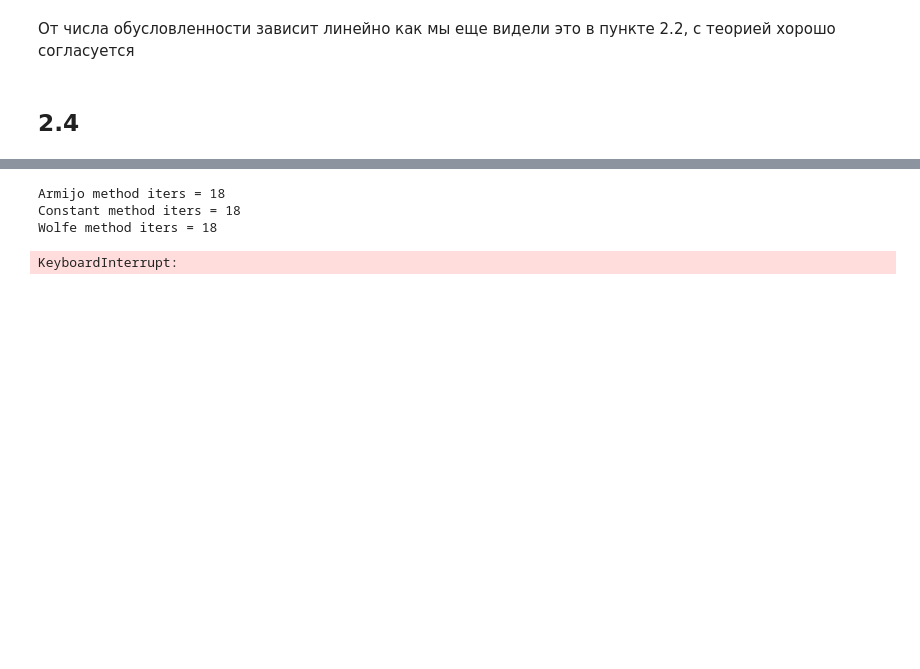
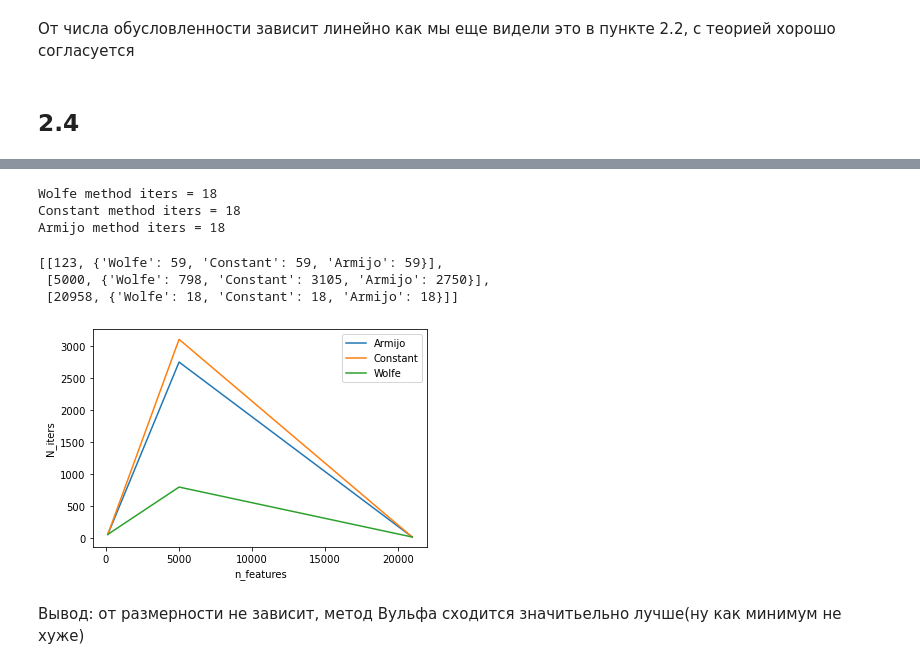
Before and after one commit to voiteshonok/made_opt_in_ml, a Jupyter notebook: homework_2/Research.ipynb, the cells around one changed output, grey strips where cells are left out. Cells and saved outputs as stored; diff of their text form; code cells hidden in the pictures; blank space fills up the shorter version.

```diff
--- a/homework_2/Research.ipynb
+++ b/homework_2/Research.ipynb
@@ -273,6 +273,6 @@ def datasets(file_path, n_features, run_iters=100):
 # %%
 methods_info = []
 methods_info.append(datasets("./datasets/a9a.txt", 123))
-datasets("./datasets/real-sim.bz2", 20958)
-datasets("./datasets/gisette_scale.bz2", 5000, 1000)
+methods_info.append(datasets("./datasets/gisette_scale.bz2", 5000))
+methods_info.append(datasets("./datasets/real-sim.bz2", 20958))
 # %% [output]
@@ -288,10 +291,40 @@ Wolfe method iters = 248
+# %%
+methods_info.append([5000, {
+    "Wolfe": 798,
+    "Constant": 3105,
+    "Armijo": 2750
+}])
 # %%
-datasets("./datasets/real-sim.bz2", 20958)
+methods_info.append(datasets("./datasets/real-sim.bz2", 20958))
 # %% [output]
+Wolfe method iters = 18
+Constant method iters = 18
 Armijo method iters = 18
-Constant method iters = 18
-Wolfe method iters = 18
-# %%
-datasets("./datasets/gisette_scale.bz2", 5000, 1000) # и за 501 не сошлись
-# %% [output]
-KeyboardInterrupt:
+# %%
+methods_info
+# %% [output]
+[[123, {'Wolfe': 59, 'Constant': 59, 'Armijo': 59}],
+ [5000, {'Wolfe': 798, 'Constant': 3105, 'Armijo': 2750}],
+ [20958, {'Wolfe': 18, 'Constant': 18, 'Armijo': 18}]]
+# %%
+arm = []
+con = []
+wol = []
+x = []
+for n_feat, info in methods_info:
+    x.append(n_feat)
+    arm.append(info["Armijo"])
+    con.append(info["Constant"])
+    wol.append(info["Wolfe"])
+# %%
+plt.plot(x, arm, label="Armijo")
+plt.plot(x, con, label="Constant")
+plt.plot(x, wol, label="Wolfe")
+plt.legend()
+plt.xlabel("n_features")
+plt.ylabel("N_iters")
+plt.show()
+# %% [output]
+[figure, added]
+# %% [markdown]
+Вывод: от размерности не зависит, метод Вульфа сходится значитьельно лучше(ну как минимум не хуже)
```
Also changed, not shown: parts of 21 cells of this notebook.
